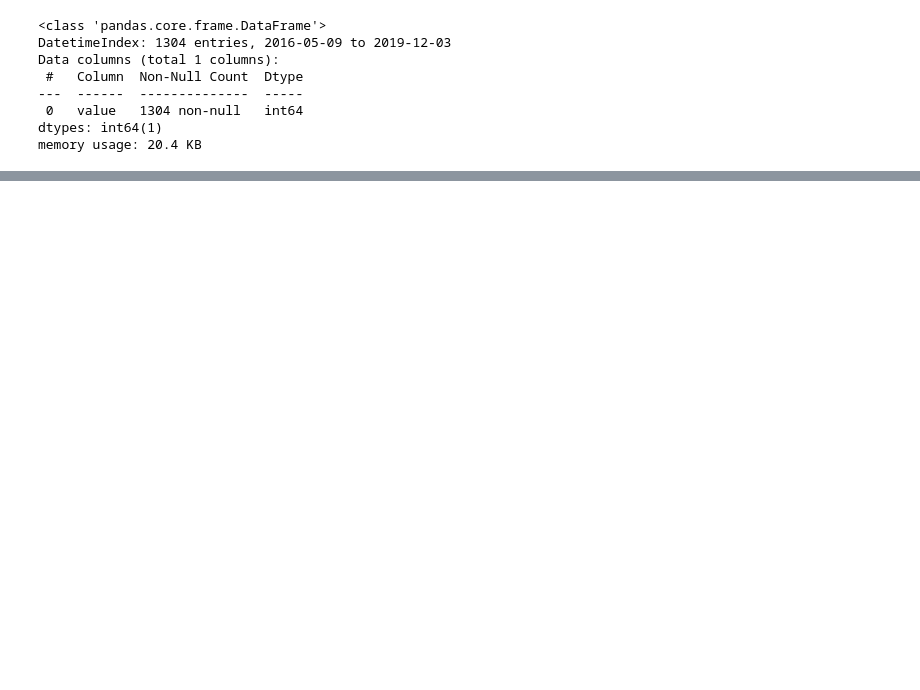
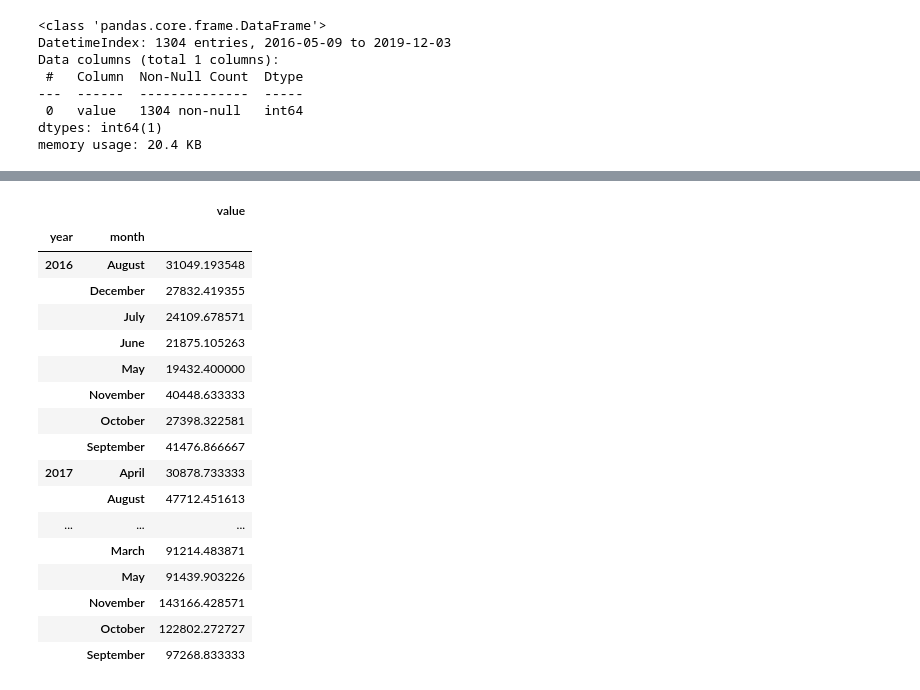
Before and after one commit to Yurhigz/Page_View_Time_Series_Visualizer, a Jupyter notebook: Page View series visualizer.ipynb, the cells around one changed output, grey strips where cells are left out. Saved outputs shown, nothing was run; the diff lists cells and outputs as text; code cells hidden in the pictures; blank space fills up the shorter version.

```diff
--- a/Page View series visualizer.ipynb
+++ b/Page View series visualizer.ipynb
@@ -51,0 +64,21 @@ df.value.quantile(q = 0.975)
+# %%
+df
+# %% [output]
+|  |  | value |
+| year | month |  |
+| 2016 | August | 31049.193548 |
+|  | December | 27832.419355 |
+|  | July | 24109.678571 |
+|  | June | 21875.105263 |
+|  | May | 19432.400000 |
+|  | November | 40448.633333 |
+|  | October | 27398.322581 |
+|  | September | 41476.866667 |
+| 2017 | April | 30878.733333 |
+|  | August | 47712.451613 |
+| ... | ... | ... |
+|  | March | 91214.483871 |
+|  | May | 91439.903226 |
+|  | November | 143166.428571 |
+|  | October | 122802.272727 |
+|  | September | 97268.833333 |
```
Also changed, not shown: parts of 10 cells of this notebook.
